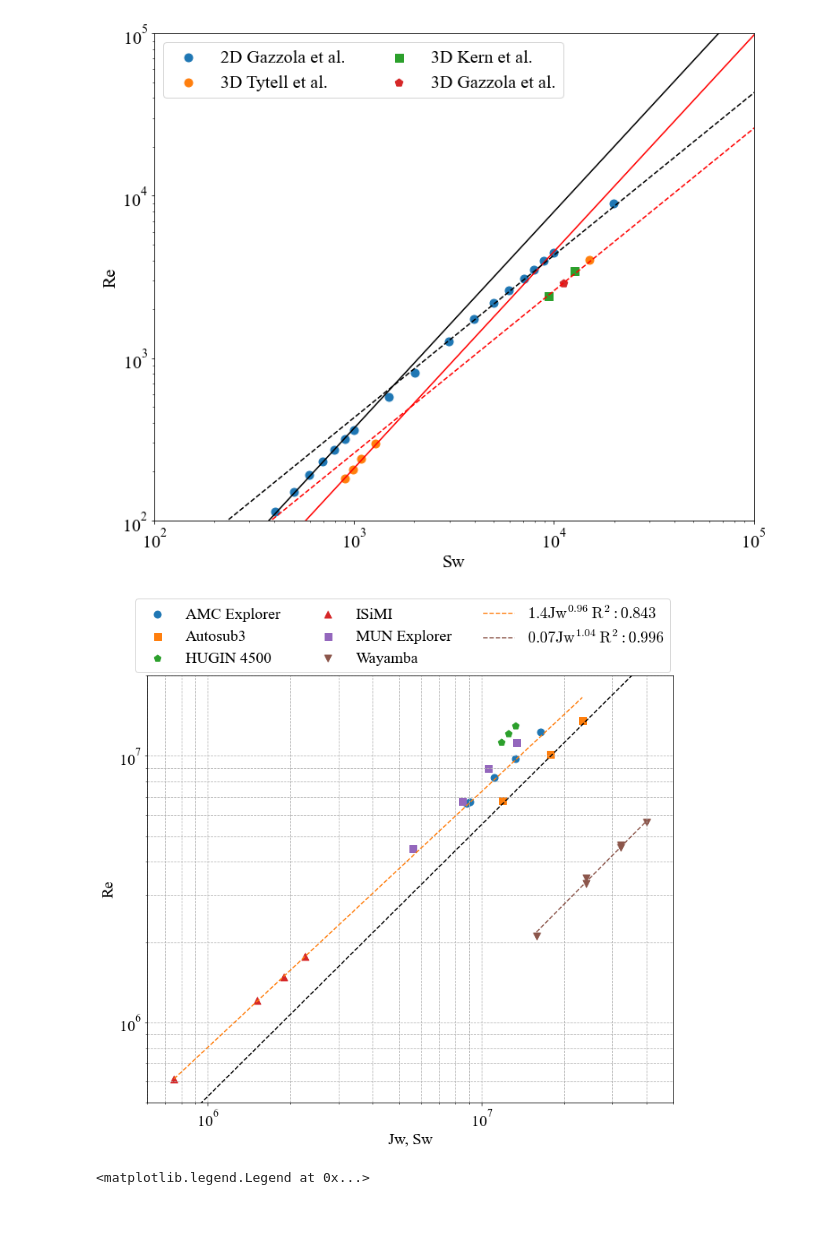
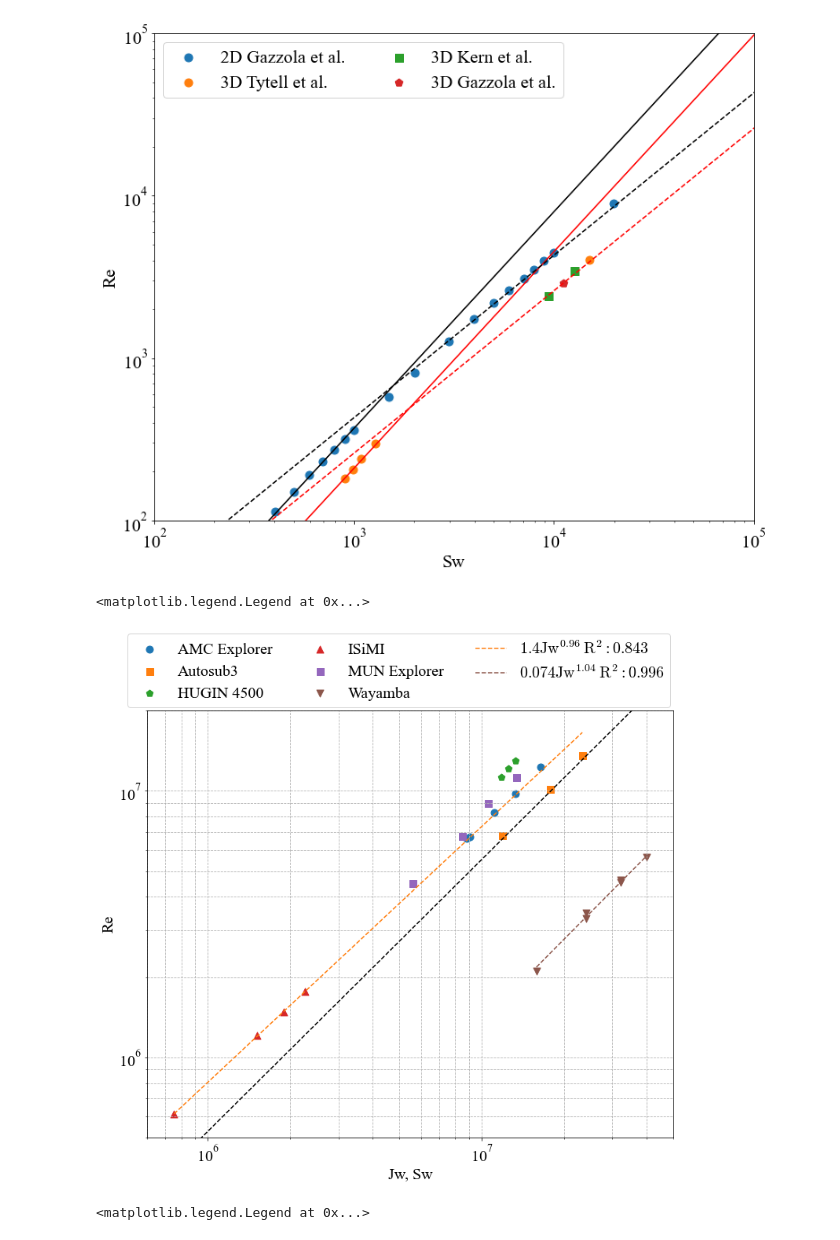
Before and after one commit to michaelcoe/Cost-of-Transport-Estimation, a Jupyter notebook: Sw_Re_plots.ipynb, the cells around one changed output. Saved outputs shown, nothing was run; the diff lists cells and outputs as text; code cells hidden in the pictures.

```diff
--- a/Sw_Re_plots.ipynb
+++ b/Sw_Re_plots.ipynb
@@ -245,36 +245,37 @@ amplitude = 1.40
 exponent = 0.96
 r_squared = np.array([calc_rsquared(Jw_1, Re_1, amplitude, exponent),
                       calc_rsquared(Jw_2, Re_2, Jw_fit_2.params['p_amplitude'], Jw_fit_2.params['p_exponent'])])
 
 for i, mode in enumerate(auvs):
         ax4.scatter(auv_sim_dfs[i]['Jw'], auv_sim_dfs[i]['Re'], marker=markers[i], label=mode)
 
 # ax4.plot(Jw_1, Jw_fit_1.params['p_amplitude'].value*Jw_1**Jw_fit_1.params['p_exponent'].value, 'C1' + '--', label='$\mathrm{' + str(np.round(Jw_fit_1.params['p_amplitude'].value, 1)) +
 #         'Jw^{' + str(np.round(Jw_fit_1.params['p_exponent'].value, 2)) + '}\;R^2: ' + str(np.round(1 - Jw_fit_1.redchi / np.var(Re_1, ddof=2), 3)) + '}$')
 ax4.plot(Jw_1, amplitude*Jw_1**exponent, 'C1' + '--', label='$\mathrm{' + str(np.round(amplitude, 3)) +
         'Jw^{' + str(np.round(exponent, 2)) + '}\;R^2: ' + str(np.round(r_squared[0], 3)) + '}$')
-ax4.plot(Jw_2, Jw_fit_2.params['p_amplitude'].value*Jw_2**Jw_fit_2.params['p_exponent'].value, 'C5' + '--', label='$\mathrm{' + str(np.round(Jw_fit_2.params['p_amplitude'].value, 2)) +
+ax4.plot(Jw_2, Jw_fit_2.params['p_amplitude'].value*Jw_2**Jw_fit_2.params['p_exponent'].value, 'C5' + '--', label='$\mathrm{' + str(np.round(Jw_fit_2.params['p_amplitude'].value, 3)) +
         'Jw^{' + str(np.round(Jw_fit_2.params['p_exponent'].value, 2)) + '}\;R^2: ' + str(np.round(1 - Jw_fit_2.redchi / np.var(Re_2, ddof=2), 3)) + '}$')
 
 dx = np.linspace(1, 1e9)
 Re_low = 0.03*dx**1.31
 Re_high = 0.4*dx**1.02
 
 #ax5.plot(dx, Re_low, 'k-')
 ax4.plot(dx, Re_high, 'k--')
 ax4.plot([8e3, 8e3], [1, 1e9], 'b--')
 
 ax4.set_xlabel('Jw, Sw')
 ax4.set_ylabel('Re')
 ax4.set_yscale('log')
 ax4.set_xscale('log')
 ax4.set_ylim([5e5, 2e7])
 ax4.set_xlim([6e5, 5e7])
 ax4.grid(which='both', linestyle='--')
 ax4.legend(ncol=3, loc=4, bbox_to_anchor=(1.01, 0.99))
-fig4.savefig('AUV_jw_sw_noBlades.pdf', facecolor='w', dpi=300, bbox_inches='tight')
+#fig4.savefig('AUV_jw_sw_noBlades.pdf', facecolor='w', dpi=300, bbox_inches='tight')
 # %% [output]
+<matplotlib.legend.Legend at 0x...>
-[figure, old version]
+[figure, new version]
 # %%
 # plot Reynolds number and SW
 fig5, ax5 = plt.subplots(figsize=(12,10), facecolor='w')
```
Also changed, not shown: 9 other files.
